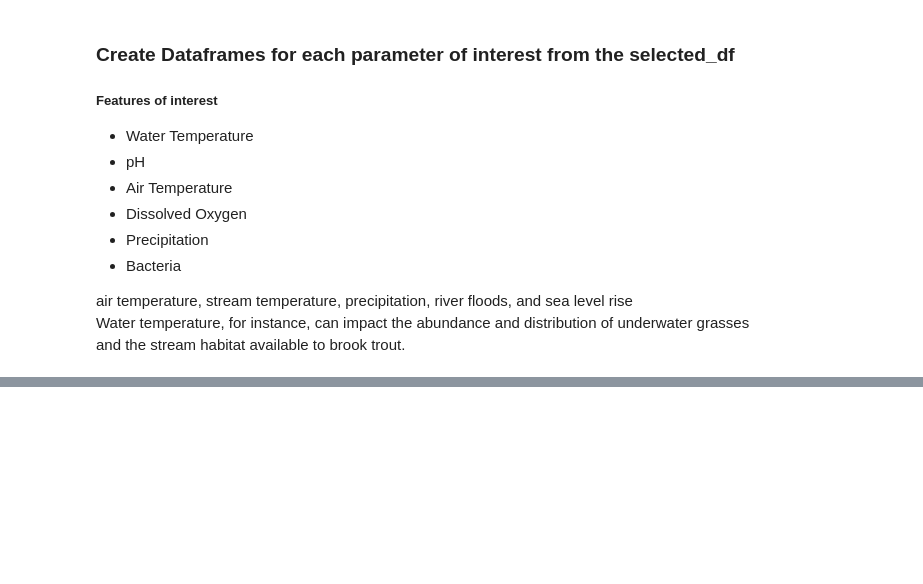
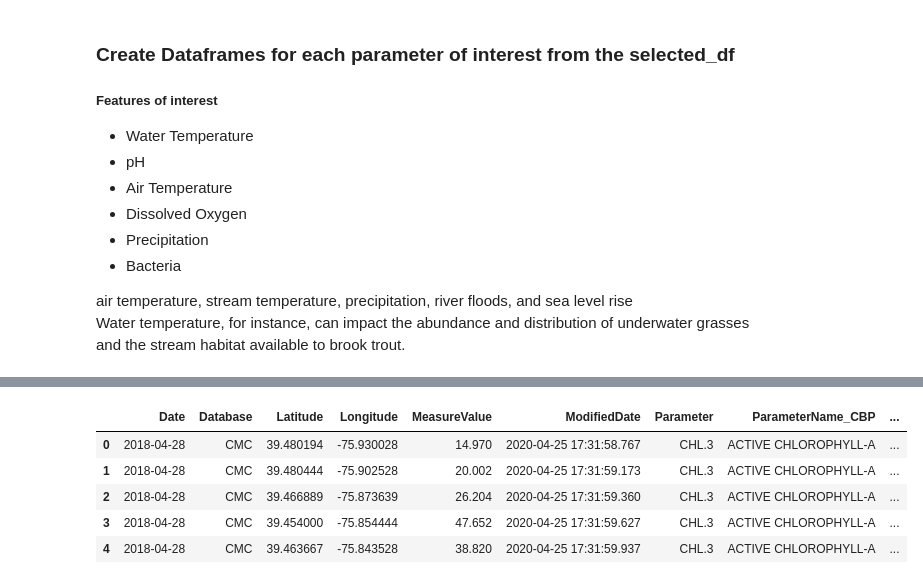
Before and after one commit to Mupati/hack-the-bay-hackhaton, a Jupyter notebook: Hack The Bay.ipynb, the cells around one changed output, grey strips where cells are left out. Drawn from its saved outputs; the diff is of its cells as text; code cells hidden in the pictures; blank space fills up the shorter version.

```diff
--- a/Hack The Bay.ipynb
+++ b/Hack The Bay.ipynb
@@ -91,7 +99,7 @@ df_copy.shape
 # %%
 # Select Columns of Interest
 selected_df = df_copy[['Date', 'Database', 'Latitude', 'Longitude', 'MeasureValue', 'ModifiedDate', 'Parameter', 'ParameterName_CBP', 'ParameterName_CMC',
-                       'StationName', 'Stream Flow', 'Time','Unit', 'WindSpeed', 'WindDirection', 'state', 'HUCNAME_']]
+                       'StationName', 'Time','Unit', 'WindSpeed', 'WindDirection', 'state', 'HUCNAME_']]
 # %%
 # view selected columns
 selected_df.head()
@@ -303,0 +332,3 @@ conductivity.head()
+# %%
+# Correct Data Types of Columns
+selected_df['Date'] = pd.to_datetime(selected_df['Date'])
@@ -303,0 +340,2 @@ conductivity.head()
+# %%
+selected_df['ModifiedDate'] = pd.to_datetime(selected_df['ModifiedDate'])
@@ -303,0 +348,2 @@ conductivity.head()
+# %%
+selected_df['Time'] = pd.to_datetime(selected_df['Time'], format= '%H:%M:%S').dt.time
@@ -303,0 +376,9 @@ conductivity.head()
+# %%
+selected_df.head()
+# %% [output]
+|  | Date | Database | Latitude | Longitude | MeasureValue | ModifiedDate | Parameter | ParameterName_CBP | ... |
+| 0 | 2018-04-28 | CMC | 39.480194 | -75.930028 | 14.970 | 2020-04-25 17:31:58.767 | CHL.3 | ACTIVE CHLOROPHYLL-A | ... |
+| 1 | 2018-04-28 | CMC | 39.480444 | -75.902528 | 20.002 | 2020-04-25 17:31:59.173 | CHL.3 | ACTIVE CHLOROPHYLL-A | ... |
+| 2 | 2018-04-28 | CMC | 39.466889 | -75.873639 | 26.204 | 2020-04-25 17:31:59.360 | CHL.3 | ACTIVE CHLOROPHYLL-A | ... |
+| 3 | 2018-04-28 | CMC | 39.454000 | -75.854444 | 47.652 | 2020-04-25 17:31:59.627 | CHL.3 | ACTIVE CHLOROPHYLL-A | ... |
+| 4 | 2018-04-28 | CMC | 39.463667 | -75.843528 | 38.820 | 2020-04-25 17:31:59.937 | CHL.3 | ACTIVE CHLOROPHYLL-A | ... |
```
Also changed, not shown: parts of 15 cells of this notebook, 5 other files.
